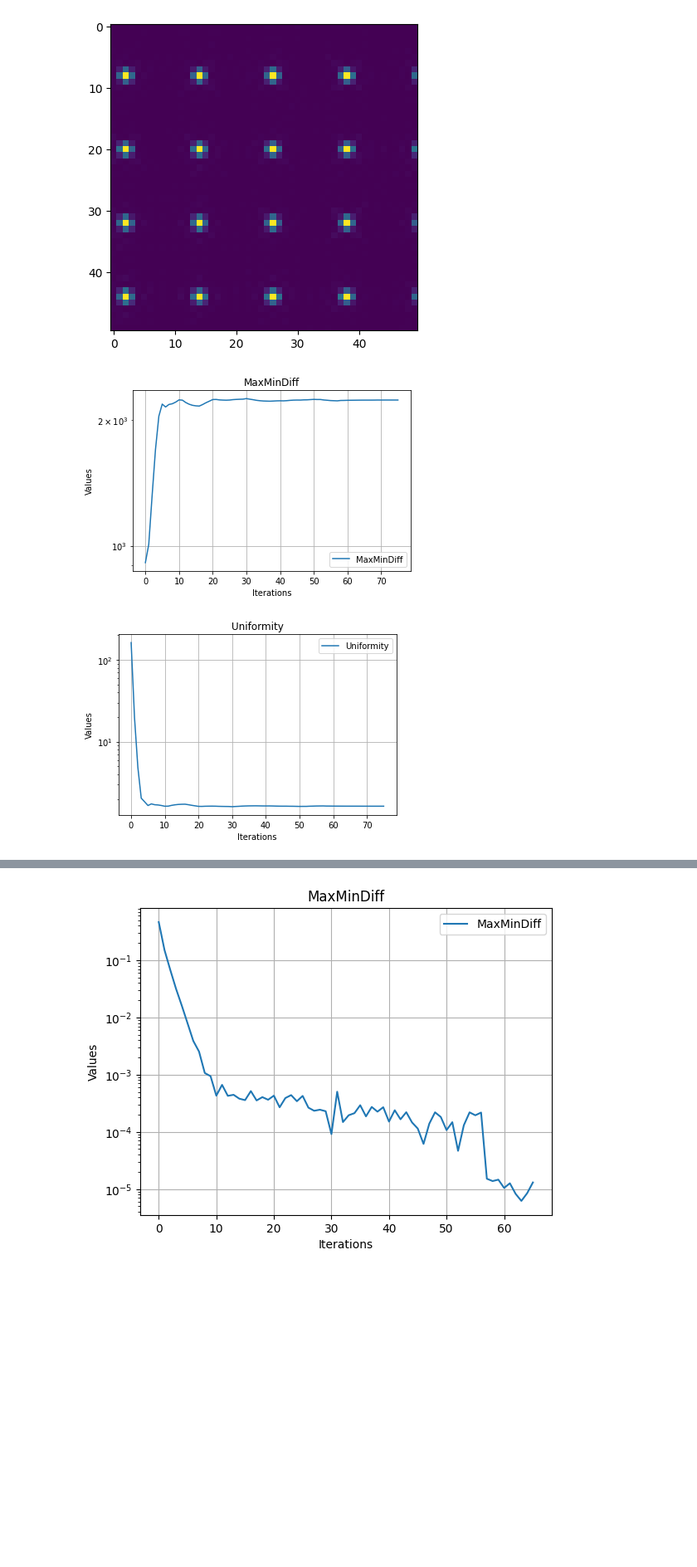
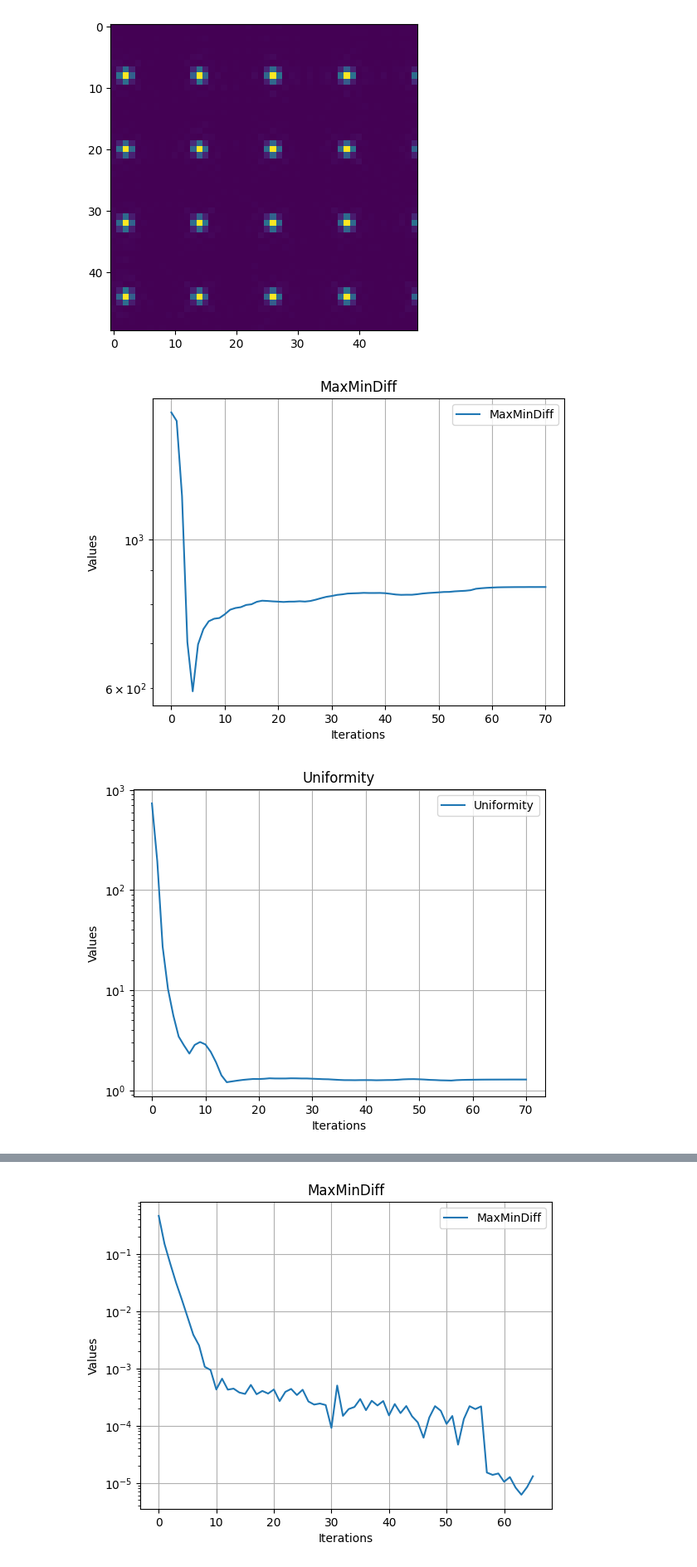
Before and after one commit to nsong03/Ultracold-Research, a Jupyter notebook: GWS_Summer2024/tweezergeneration_simulation_zeropad.ipynb, the cells around one changed output, grey strips where cells are left out. Shown at 83% size. Cells and saved outputs as stored; diff of their text form; code cells hidden in the pictures; blank space fills up the shorter version.

```diff
--- a/GWS_Summer2024/tweezergeneration_simulation_zeropad.ipynb
+++ b/GWS_Summer2024/tweezergeneration_simulation_zeropad.ipynb
@@ -68,9 +72,9 @@ print("Aod pixel pitch in microns: ", pixelpitch*1e6)
 print("Fourier space spacing in microns: ", pixelsize_fourier*10**6)
 print("Fourier space aperture in microns: ", aperturesize_fourier*10**6)
 
-tweezerspacing = 12
-numxtweezers = 30
-numytweezers = 30
+tweezerspacing = 6
+numxtweezers = 10
+numytweezers = 10
 
 distancefromcenter = 72
 centerwidth = 250
@@ -92,7 +96,7 @@ imgname = f"{numxtweezers}by{numytweezers}_{tweezerspacing}spacing_frame{numpix_
 tweezerarray = createtweezers_grid(cp.zeros((numpix_real,numpix_real)), tweezerspacing, numxtweezers, numytweezers, distancefromcenter )
 anchorimg = createanchors(tweezerarray, tweezerspacing, magnification = 1.5)
 
-sigma = airydiskradius / pixelsize_fourier / 16
+sigma = airydiskradius / pixelsize_fourier / 4
 
 tweezerarray = tweezerarray/cp.max(tweezerarray)
 weightedtweezers, diffraction = applydiffractionlimited(tweezerarray, pixelsize_fourier , pixelpitch, wavelength, focallength)
@@ -107,9 +111,9 @@ gaussiantweezerarray = gaussiantweezerarray / cp.max(gaussiantweezerarray)
 gaussianweightedtweezers = gaussianweightedtweezers / cp.max(gaussianweightedtweezers)
 
 fig, axs = plt.subplots(1, 3, figsize=(10, 5))
-im1 = axs[0].imshow(gaussianweightedtweezers.get(), cmap='viridis')
-im2 = axs[1].imshow(zoomin(gaussianweightedtweezers).get())
-im3 = axs[2].imshow(zoomin(anchorimg).get())
+im1 = axs[0].imshow(gaussianweightedtweezers, cmap='viridis')
+im2 = axs[1].imshow(zoomin(gaussianweightedtweezers))
+im3 = axs[2].imshow(zoomin(anchorimg))
 fig.colorbar(im1, ax=axs[0])
 fig.colorbar(im2, ax=axs[1])
 
@@ -120,5 +129,5 @@ plt.show()
 
 randomguess = cp.random.rand(1300, 1300)
 # Derive necessary phase for tweezers - fixed phase method
-optimizedout_tweezer  = derivephase_fixed_zeropadding(Pen_LukinGaussian, Pen_LukinGaussian, gaussiantweezerarray, randomguess, 60, 10, uniformtarget=gaussiantweezerarray, magnification =1)
+optimizedout_tweezer  = derivephase_fixed_zeropadding(Pen_LukinGaussian, Pen_LukinGaussian, gaussiantweezerarray, randomguess, 60, 15, uniformtarget=gaussiantweezerarray, magnification =1)
 # %%
@@ -129,17 +138,17 @@ plt.imshow(optimizedout_tweezer.get_stdint().get()[1000:1050, 1150:1200])
 # %%
 errors_thing = optimizedout_tweezer.get_all_errors()
 labels_thing = optimizedout_tweezer.get_all_labels()
 
 for i, label in enumerate(labels_thing):
     plt.figure()
-    plt.plot(errors_thing[i].get(), label=label)
+    plt.plot(errors_thing[i], label=label)
     plt.yscale('log')  # Set y-axis to logarithmic scale
     plt.title(label)
     plt.legend()
     plt.xlabel('Iterations')
     plt.ylabel('Values')
     plt.grid(True)
     plt.show()
 # %% [output]
-[figure, old version]
+[figure, new version]
-[figure, old version]
+[figure, new version]
```
Also changed, not shown: parts of 9 cells of this notebook, 1 other file.
